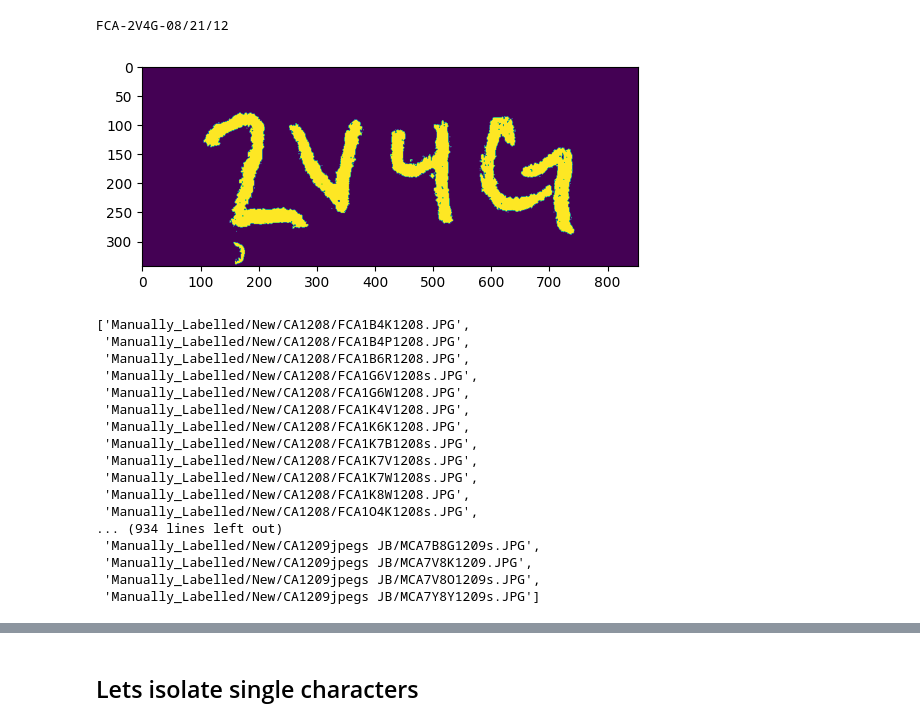
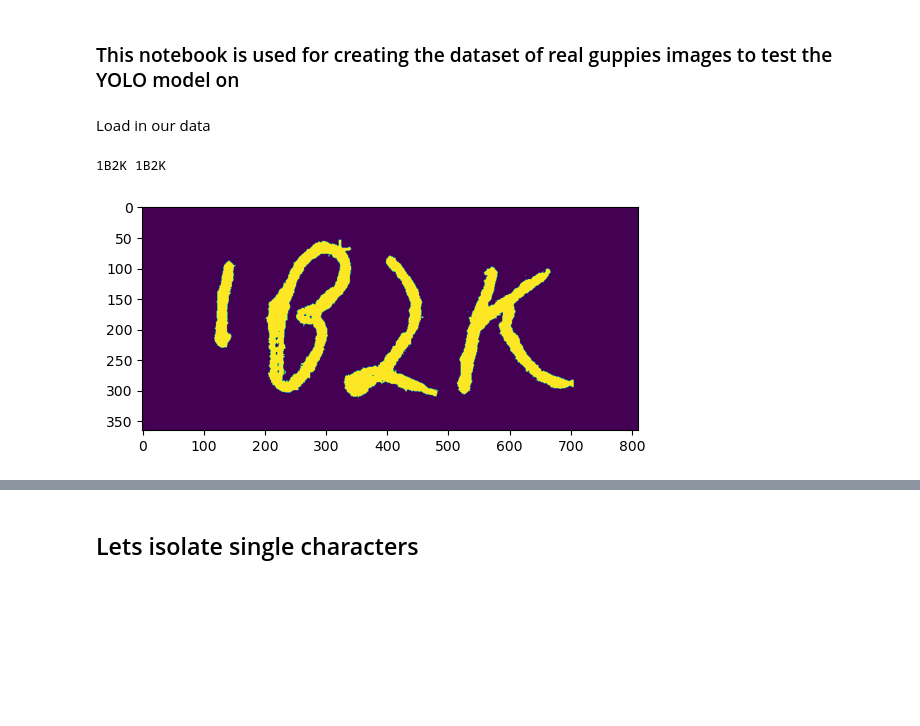
Before and after one commit to Jor-Lee/Guppies, a Jupyter notebook: Python_Files/ML_preprocessing.ipynb, the cells around one changed output, grey strips where cells are left out. Saved outputs shown, nothing was run; the diff lists cells and outputs as text; code cells hidden in the pictures; blank space fills up the shorter version.

```diff
--- a/Python_Files/ML_preprocessing.ipynb
+++ b/Python_Files/ML_preprocessing.ipynb
@@ -6,3 +1,5 @@
+# %% [markdown]
+### This notebook is used for creating the dataset of real guppies images to test the YOLO model on
 # %%
 from google.cloud import vision
 from google.cloud import storage
@@ -37,6 +37,8 @@ os.environ["GOOGLE_APPLICATION_CREDENTIALS"] = r"../guppies-test-4c48569421d8.js
 client = vision.ImageAnnotatorClient()
+# %% [markdown]
+Load in our data
 # %%
-folders = ['Manually_Labelled/New/CA1208', 'Manually_Labelled/New/CA1207' ,'Manually_Labelled/New/CA1206','Manually_Labelled/New/CA1209jpegs JB']
+folders = ['Manually_Labelled/New/TY1202','Manually_Labelled/New/LL1201','Manually_Labelled/New/CA1006','Manually_Labelled/New/CA1106','Manually_Labelled/New/CA1208', 'Manually_Labelled/New/CA1207' ,'Manually_Labelled/New/CA1206','Manually_Labelled/New/CA1209jpegs JB']
 
 bucket_name = "guppy_images"
 storage_client = storage.Client()
@@ -86,32 +88,43 @@ def ReturnFinalImage(image_in_bytes, client, padx=100, pady=80, verbose=False):
     else:
         if verbose: print('Failed checking. Ignoring image')
         return 1
+
+
+
+
+def extract_ID(file_list):
+    #extract the IDs from the filenames.
+
+    id_list = []
+    for f in file_list:
+        f = f.split('/')[-1].split('.')[0]
+
+        if 's' in f:
+            f = f.split('s')[0]
+
+        if '(' in f: #this is something where the file has a (1) in it.
+            f = f.split('(')[0][:-1]
+
+        title = f[:3]
+        date = f[-4:]
+        id = f[3:-4]
+        id_list.append(id)
+
+    return id_list
+
+IDs = np.array(extract_ID(file_list))
+
+maxlen = np.max([len(IDs[i]) for i in range(len(IDs))])
 # %%
-file = file_list[57]
+i=0
+file = file_list[i]
 image_in_bytes = RetreiveImage(file)
 output_string, final_image = ReturnFinalImage(image_in_bytes, client, verbose=False)
+
+pred = output_string.split('-')[1]
+
 plt.imshow(final_image)
-print(output_string)
+print(pred, IDs[i])
 # %% [output]
-FCA-2V4G-08/21/12
+1B2K 1B2K
-[figure, old version]
+[figure, new version]
-# %%
-file_list
-# %% [output]
-['Manually_Labelled/New/CA1208/FCA1B4K1208.JPG',
- 'Manually_Labelled/New/CA1208/FCA1B4P1208.JPG',
- 'Manually_Labelled/New/CA1208/FCA1B6R1208.JPG',
- 'Manually_Labelled/New/CA1208/FCA1G6V1208s.JPG',
- 'Manually_Labelled/New/CA1208/FCA1G6W1208.JPG',
- 'Manually_Labelled/New/CA1208/FCA1K4V1208.JPG',
- 'Manually_Labelled/New/CA1208/FCA1K6K1208.JPG',
- 'Manually_Labelled/New/CA1208/FCA1K7B1208s.JPG',
- 'Manually_Labelled/New/CA1208/FCA1K7V1208s.JPG',
- 'Manually_Labelled/New/CA1208/FCA1K7W1208s.JPG',
- 'Manually_Labelled/New/CA1208/FCA1K8W1208.JPG',
- 'Manually_Labelled/New/CA1208/FCA1O4K1208s.JPG',
-... (934 lines left out)
- 'Manually_Labelled/New/CA1209jpegs JB/MCA7B8G1209s.JPG',
- 'Manually_Labelled/New/CA1209jpegs JB/MCA7V8K1209.JPG',
- 'Manually_Labelled/New/CA1209jpegs JB/MCA7V8O1209s.JPG',
- 'Manually_Labelled/New/CA1209jpegs JB/MCA7Y8Y1209s.JPG']
```
Also changed, not shown: parts of 23 cells of this notebook, 6 other files.
